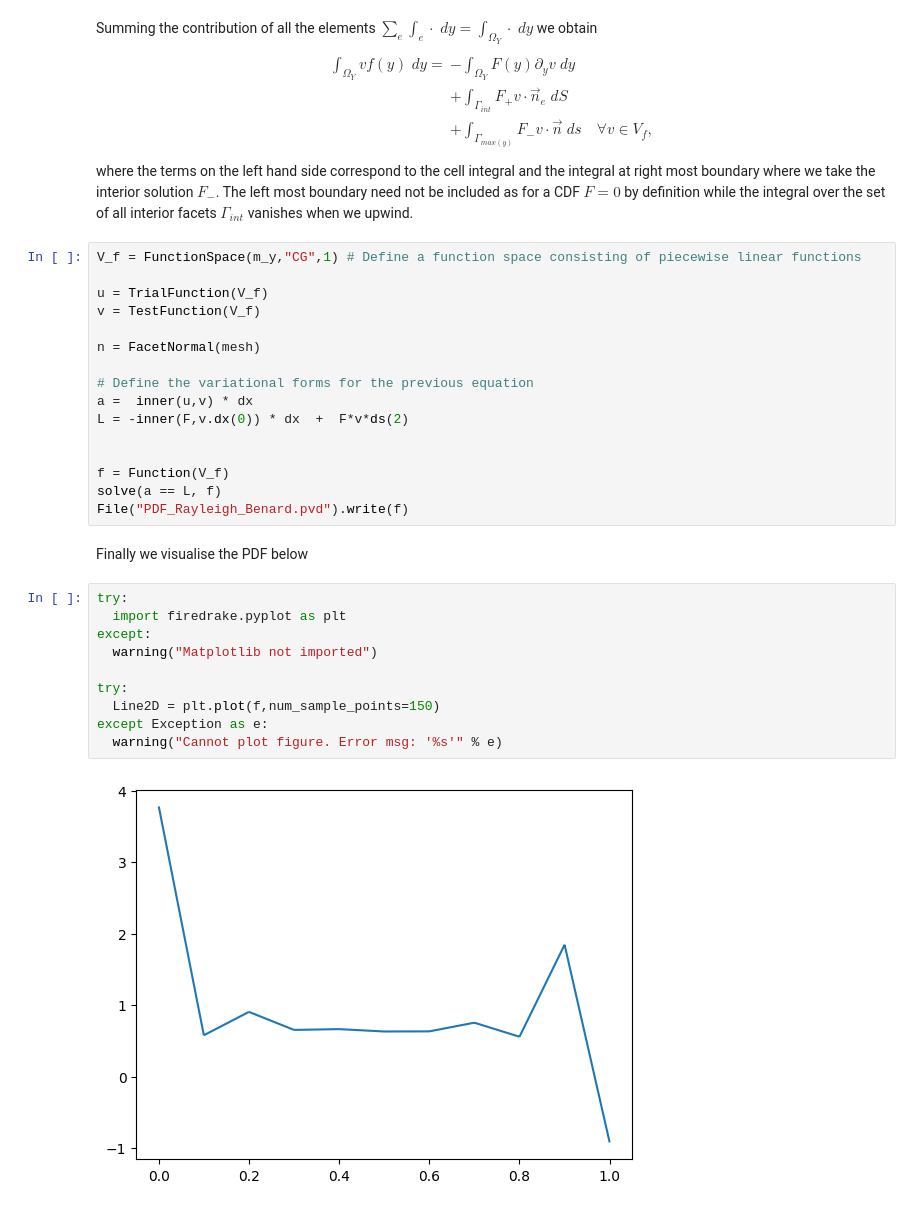
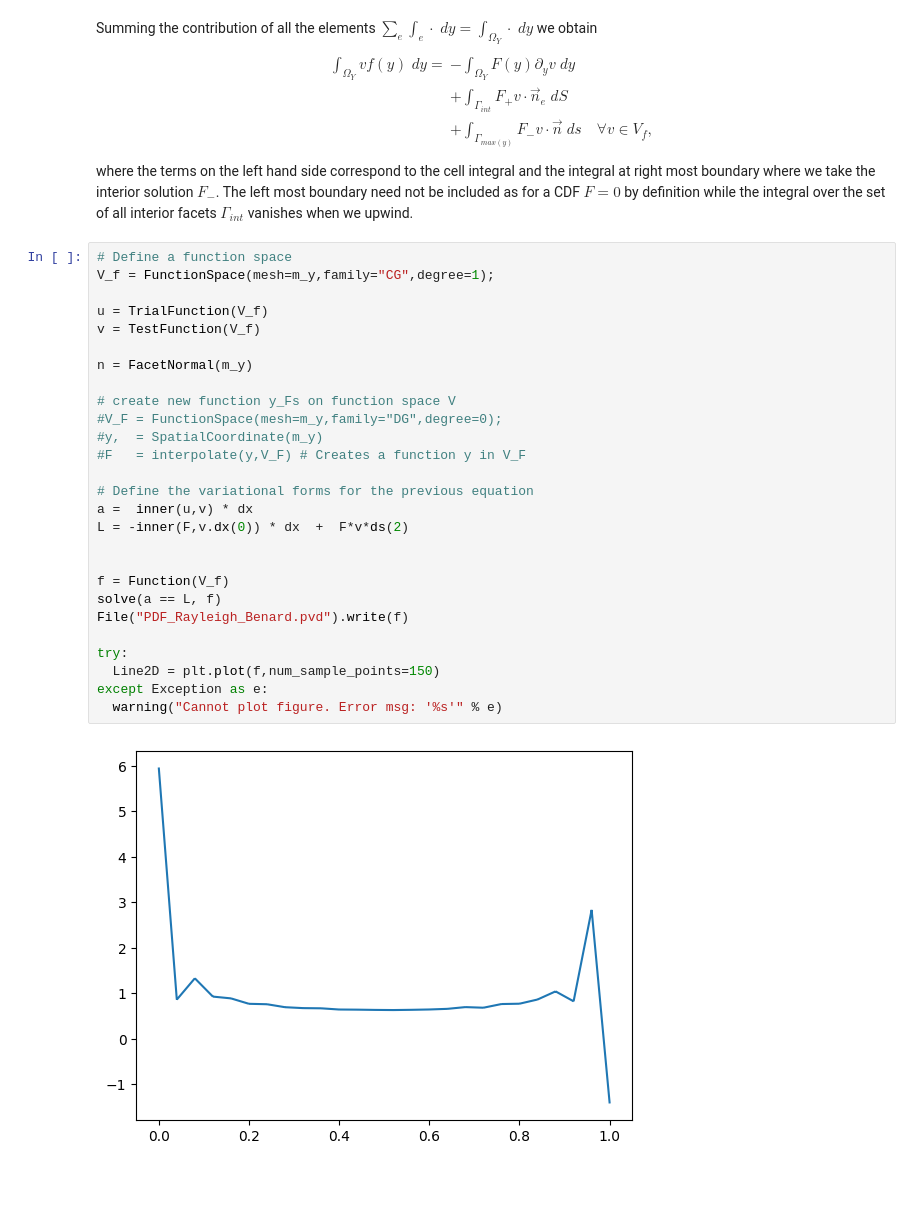
Before and after one commit to D-stratify/Numdf, a Jupyter notebook: PDF_Construction_using_extruded_mesh.ipynb, the cells around one changed output. Saved outputs shown, nothing was run; the diff lists cells and outputs as text; blank space fills up the shorter version.

```diff
--- a/PDF_Construction_using_extruded_mesh.ipynb
+++ b/PDF_Construction_using_extruded_mesh.ipynb
@@ -292,32 +292,31 @@ Summing the contribution of all the elements $\sum_e \int_e \cdot \; dy = \int_{
 \end{align}
 where the terms on the left hand side correspond to the cell integral and the integral at right most boundary where we take the interior solution $F_-$. The left most boundary need not be included as for a CDF $F=0$ by definition while the integral over the set of all interior facets $\Gamma_{int}$ vanishes when we upwind.
 # %%
-V_f = FunctionSpace(m_y,"CG",1) # Define a function space consisting of piecewise linear functions
+# Define a function space
+V_f = FunctionSpace(mesh=m_y,family="CG",degree=1);
 
 u = TrialFunction(V_f)
 v = TestFunction(V_f)
 
-n = FacetNormal(mesh)
+n = FacetNormal(m_y)
+
+# create new function y_Fs on function space V
+#V_F = FunctionSpace(mesh=m_y,family="DG",degree=0);
+#y,  = SpatialCoordinate(m_y)
+#F   = interpolate(y,V_F) # Creates a function y in V_F
 
 # Define the variational forms for the previous equation
 a =  inner(u,v) * dx
 L = -inner(F,v.dx(0)) * dx  +  F*v*ds(2)
 
 
 f = Function(V_f)
 solve(a == L, f)
 File("PDF_Rayleigh_Benard.pvd").write(f)
+
+try:
+  Line2D = plt.plot(f,num_sample_points=150)
+except Exception as e:
+  warning("Cannot plot figure. Error msg: '%s'" % e)
+# %% [output]
+[figure, added]
-# %% [markdown]
-Finally we visualise the PDF below
-# %%
-try:
-  import firedrake.pyplot as plt
-except:
-  warning("Matplotlib not imported")
-
-try:
-  Line2D = plt.plot(f,num_sample_points=150)
-except Exception as e:
-  warning("Cannot plot figure. Error msg: '%s'" % e)
-# %% [output]
-[figure, removed]
```
Also changed, not shown: parts of 4 cells of this notebook.
